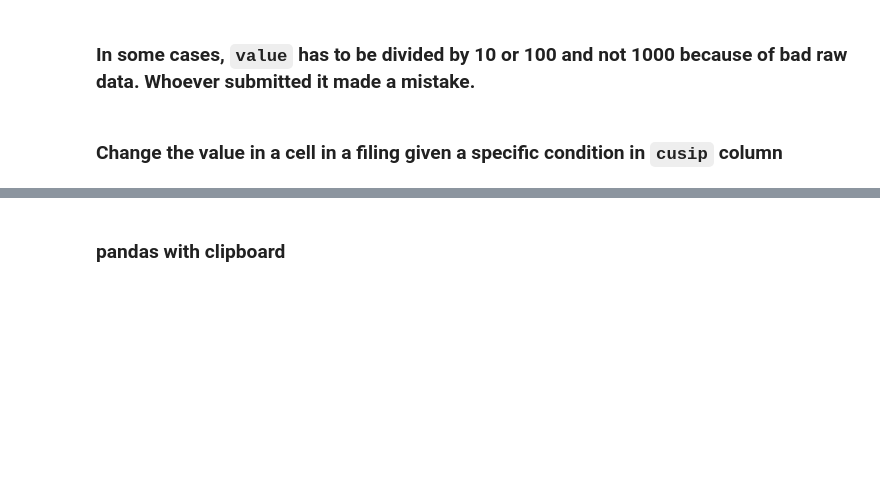
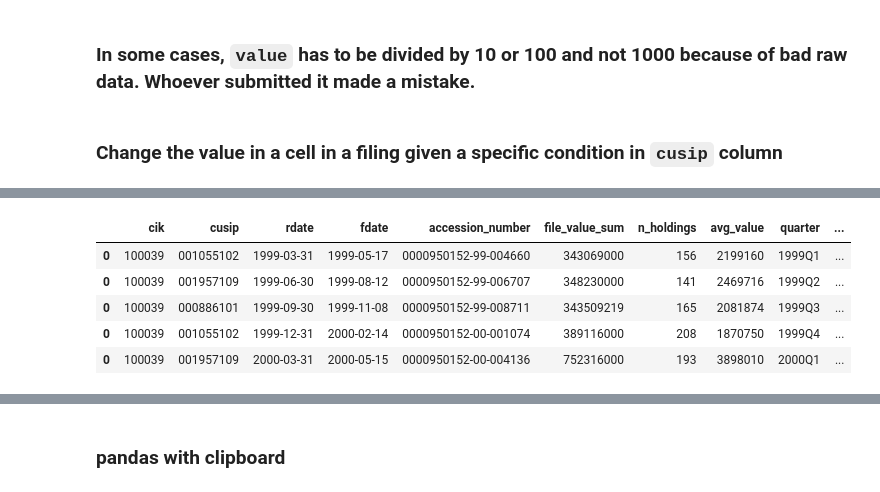
Before and after one commit to kuatroka/visualisation_training, a Jupyter notebook: altair_tutorial/notebooks/cik_cleaning_tool.ipynb, the cells around one changed output, grey strips where cells are left out. Cells and saved outputs as stored; diff of their text form; code cells hidden in the pictures; blank space fills up the shorter version.

```diff
--- a/altair_tutorial/notebooks/cik_cleaning_tool.ipynb
+++ b/altair_tutorial/notebooks/cik_cleaning_tool.ipynb
@@ -959,0 +1018,9 @@ df.query('cik==111')['rdate'].values
+# %%
+common_df.head(5)
+# %% [output]
+|  | cik | cusip | rdate | fdate | accession_number | file_value_sum | n_holdings | avg_value | quarter | ... |
+| 0 | 100039 | 001055102 | 1999-03-31 | 1999-05-17 | 0000950152-99-004660 | 343069000 | 156 | 2199160 | 1999Q1 | ... |
+| 0 | 100039 | 001957109 | 1999-06-30 | 1999-08-12 | 0000950152-99-006707 | 348230000 | 141 | 2469716 | 1999Q2 | ... |
+| 0 | 100039 | 000886101 | 1999-09-30 | 1999-11-08 | 0000950152-99-008711 | 343509219 | 165 | 2081874 | 1999Q3 | ... |
+| 0 | 100039 | 001055102 | 1999-12-31 | 2000-02-14 | 0000950152-00-001074 | 389116000 | 208 | 1870750 | 1999Q4 | ... |
+| 0 | 100039 | 001957109 | 2000-03-31 | 2000-05-15 | 0000950152-00-004136 | 752316000 | 193 | 3898010 | 2000Q1 | ... |
```
Also changed, not shown: parts of 21 cells of this notebook, 45 other files.
